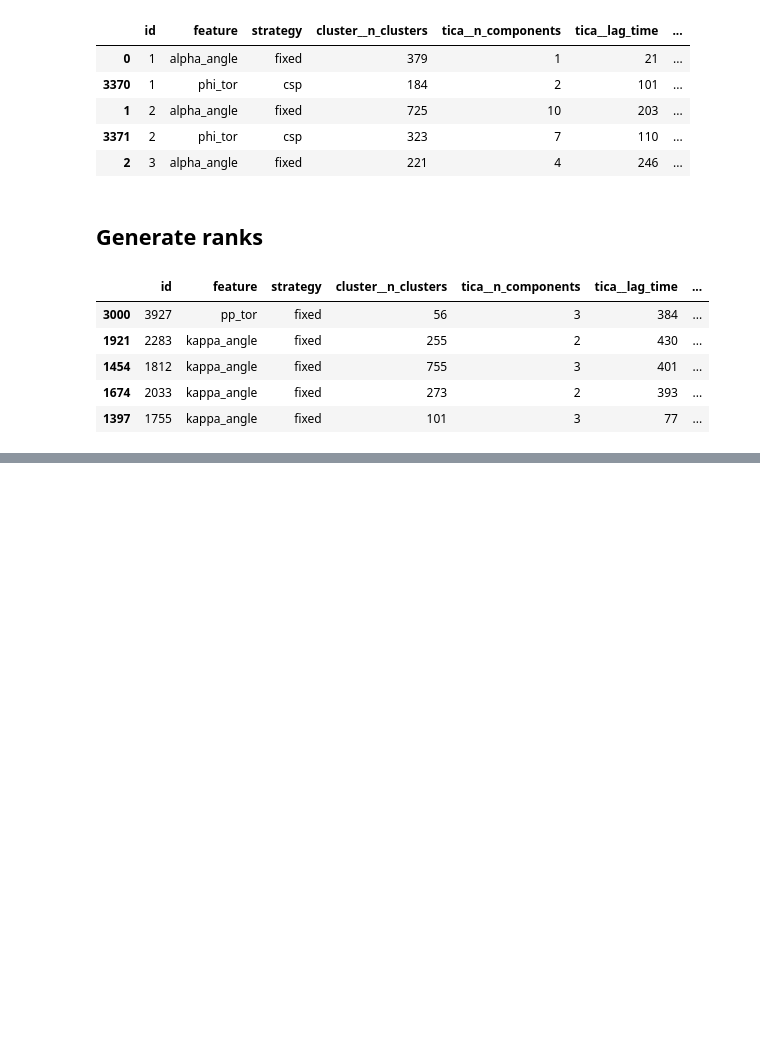
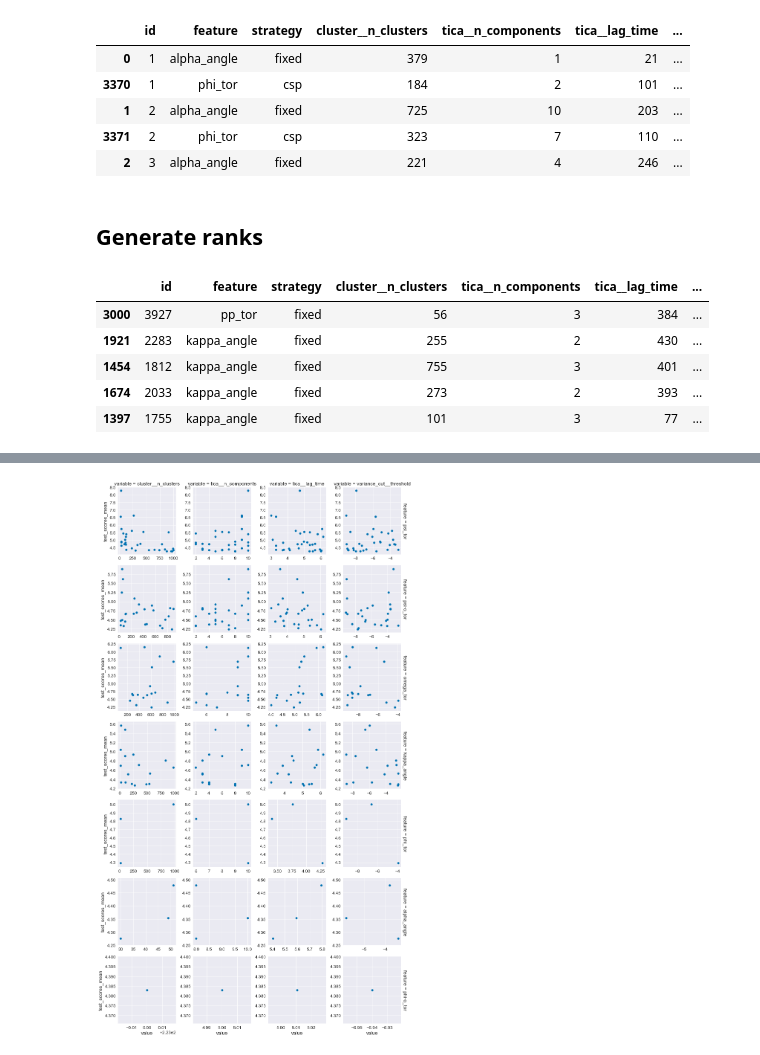
Before and after one commit to RobertArbon/optimize-fs-peptide, a Jupyter notebook: Analysis/DHFR/Figures - Random Results Fixed and CSP.ipynb, the cells around one changed output, grey strips where cells are left out. Saved outputs shown, nothing was run; the diff lists cells and outputs as text; code cells hidden in the pictures; blank space fills up the shorter version.

```diff
--- a/Analysis/DHFR/Figures - Random Results Fixed and CSP.ipynb
+++ b/Analysis/DHFR/Figures - Random Results Fixed and CSP.ipynb
@@ -204,0 +236,13 @@ with sns.plotting_context('paper', font_scale=1.5):
+# %%
+sample = df_melt.loc[(df_melt['rank']< 100) & (df_melt['strategy']=='csp'), :]
+sizes = sample.groupby('feature').size()
+feature_order = sizes.index[np.argsort(sizes)][::-1]
+
+with sns.plotting_context('paper', font_scale=1.5):
+    sns.set_palette('colorblind')
+    g = sns.FacetGrid(sample, row='feature', col='variable', sharey=False, sharex=False, margin_titles=True,
+                     row_order=feature_order)
+    g = g.map(plt.scatter,'value', 'test_scores_mean')
+plt.tight_layout()
+# %% [output]
+[figure, added]
```
Also changed, not shown: parts of 15 cells of this notebook, 7 other files.
